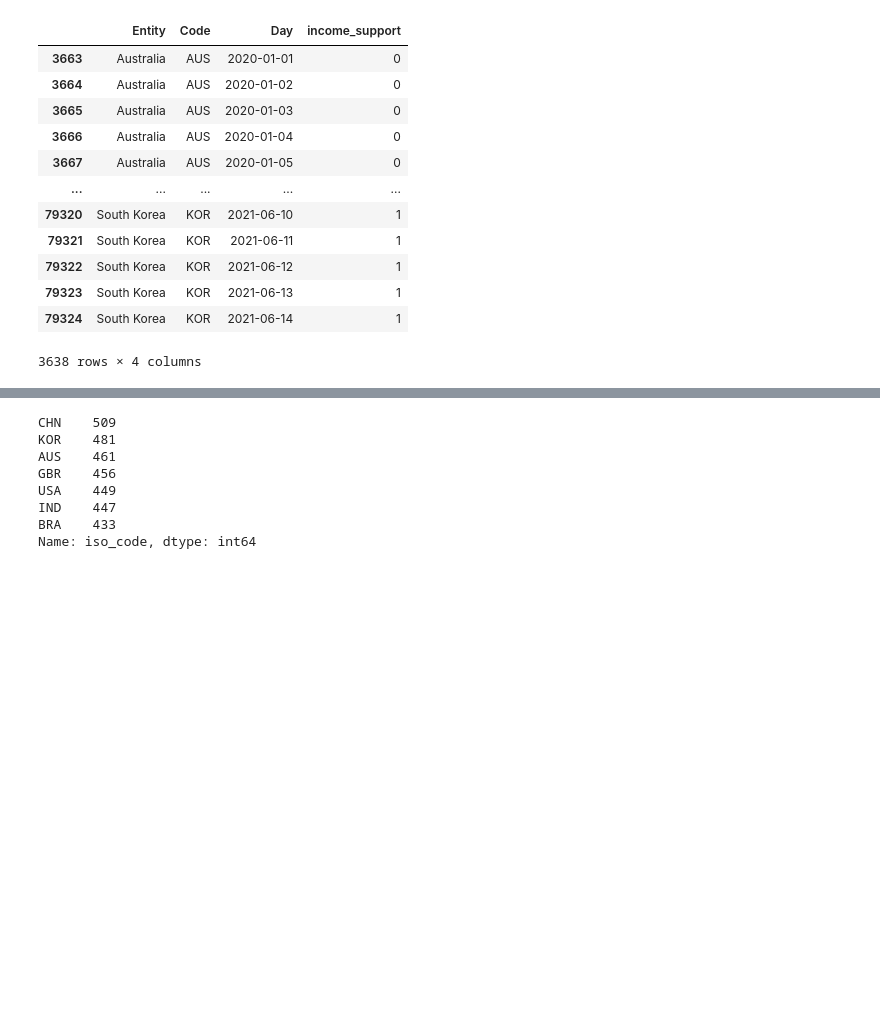
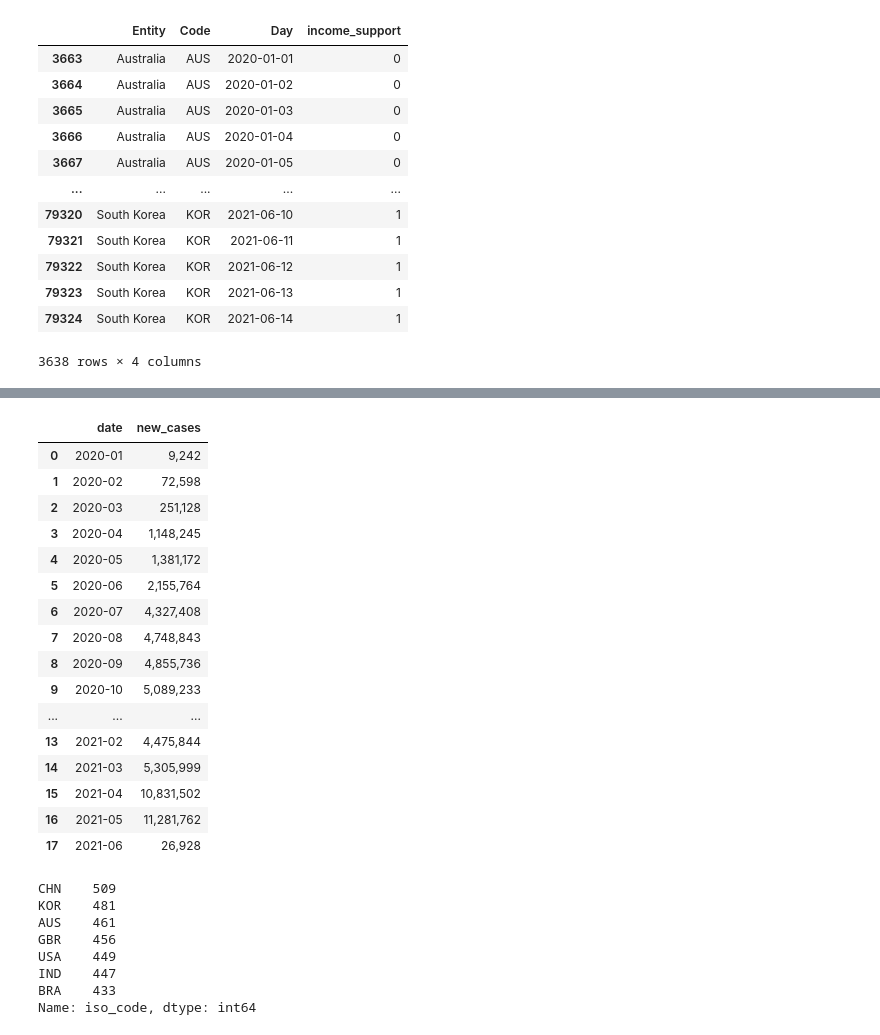
Before and after one commit to nithiyasuresh/Project-1-Covid-PolicyChangesAnalysis, a Jupyter notebook: project1.ipynb, the cells around one changed output, grey strips where cells are left out. Cells and saved outputs as stored; diff of their text form; code cells hidden in the pictures; blank space fills up the shorter version.

```diff
--- a/project1.ipynb
+++ b/project1.ipynb
@@ -184,4 +184,25 @@ clean_df
 3236 rows × 6 columns
+# %%
+df = clean_df.groupby(["date"],as_index=False)["new_cases"].sum()
+df
+# %% [output]
+|  | date | new_cases |
+| 0 | 2020-01 | 9,242 |
+| 1 | 2020-02 | 72,598 |
+| 2 | 2020-03 | 251,128 |
+| 3 | 2020-04 | 1,148,245 |
+| 4 | 2020-05 | 1,381,172 |
+| 5 | 2020-06 | 2,155,764 |
+| 6 | 2020-07 | 4,327,408 |
+| 7 | 2020-08 | 4,748,843 |
+| 8 | 2020-09 | 4,855,736 |
+| 9 | 2020-10 | 5,089,233 |
+| ... | ... | ... |
+| 13 | 2021-02 | 4,475,844 |
+| 14 | 2021-03 | 5,305,999 |
+| 15 | 2021-04 | 10,831,502 |
+| 16 | 2021-05 | 11,281,762 |
+| 17 | 2021-06 | 26,928 |
 # %%
 clean_df["iso_code"].value_counts()
 # %% [output]
```
Also changed, not shown: parts of 12 cells of this notebook, 3 other files.
